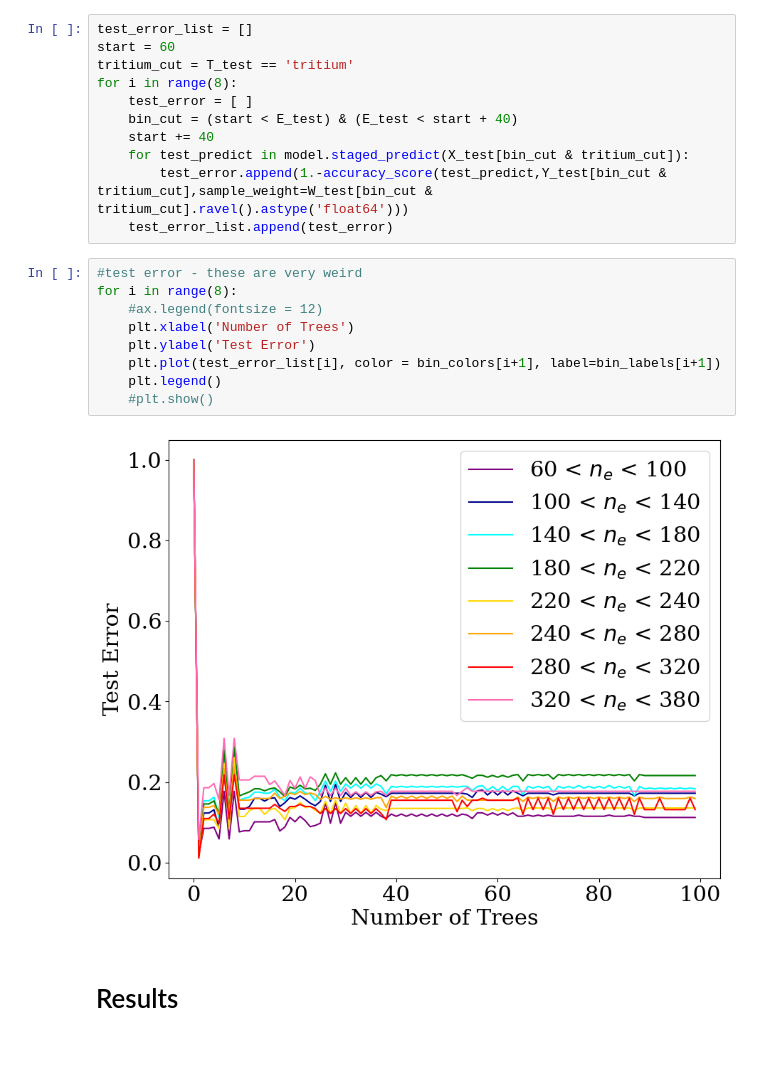
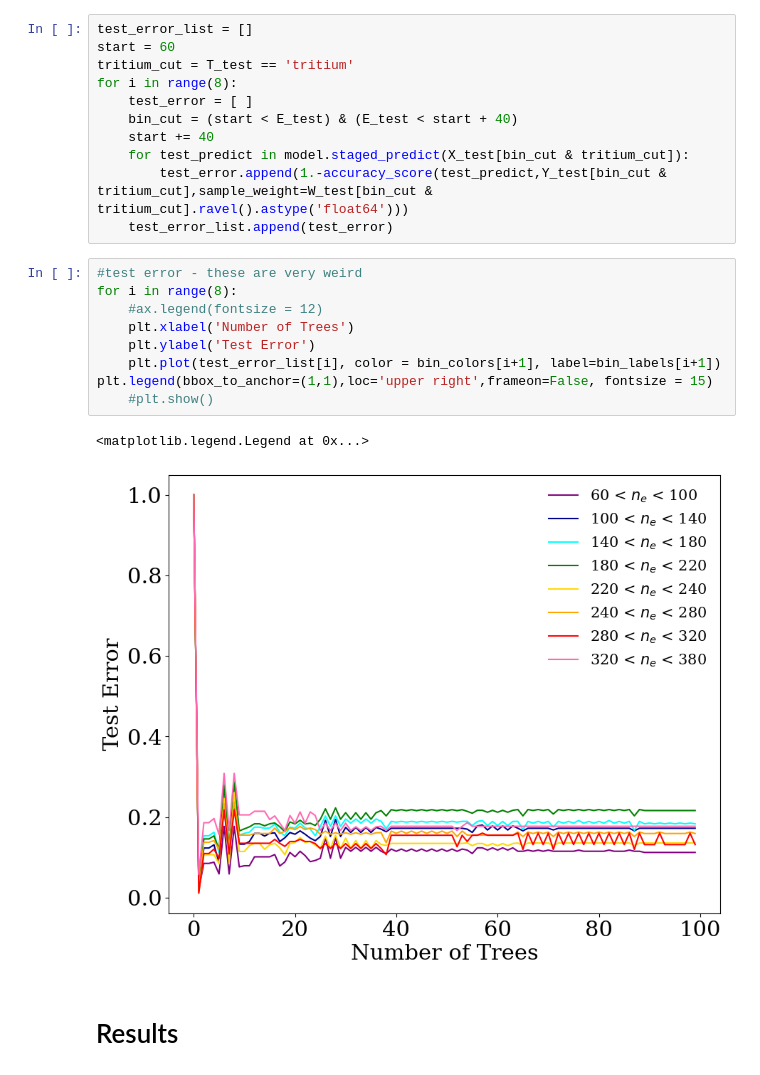
Before and after one commit to lizziewitt/MSci_Project, a Jupyter notebook: 02_machine_learning_testing.ipynb, the cells around one changed output. Saved outputs shown, nothing was run; the diff lists cells and outputs as text.

```diff
--- a/02_machine_learning_testing.ipynb
+++ b/02_machine_learning_testing.ipynb
@@ -262,14 +264,15 @@ for i in range(8):
 # %%
 #test error - these are very weird
 for i in range(8):
     #ax.legend(fontsize = 12)
     plt.xlabel('Number of Trees')
     plt.ylabel('Test Error')
     plt.plot(test_error_list[i], color = bin_colors[i+1], label=bin_labels[i+1])
-    plt.legend()
+plt.legend(bbox_to_anchor=(1,1),loc='upper right',frameon=False, fontsize = 15)
     #plt.show()
 # %% [output]
+<matplotlib.legend.Legend at 0x...>
-[figure, old version]
+[figure, new version]
 # %% [markdown]
 # Results
 # %%
```
Also changed, not shown: parts of 37 cells of this notebook.
